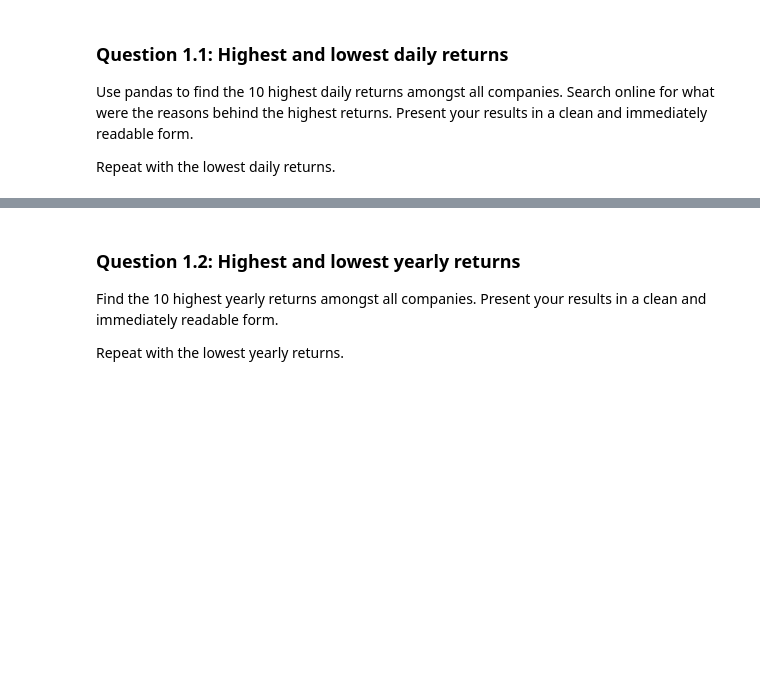
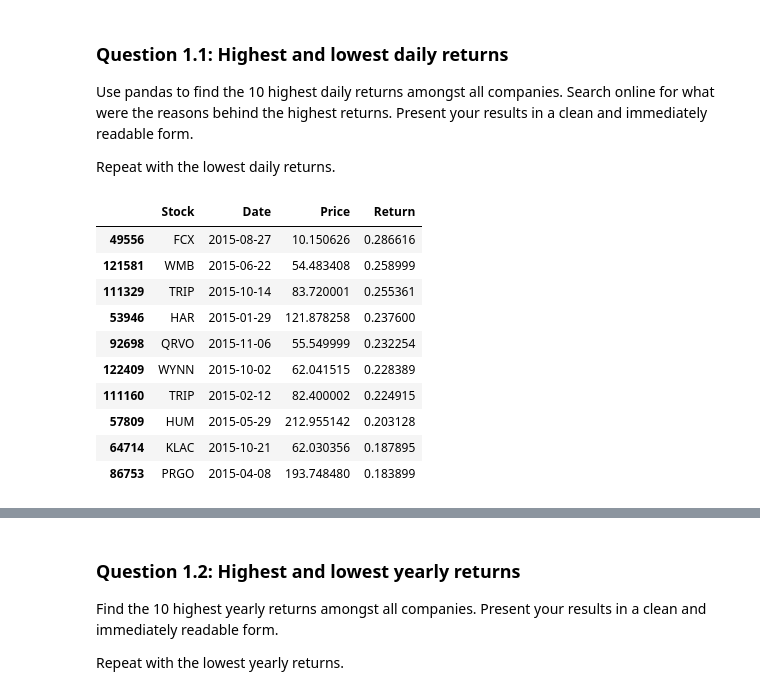
Before and after one commit to Mengsch3/apps-python-hw-03, a Jupyter notebook: hw_03_nb.ipynb, the cells around one changed output, grey strips where cells are left out. Cells and saved outputs as stored; diff of their text form; code cells hidden in the pictures; blank space fills up the shorter version.

```diff
--- a/hw_03_nb.ipynb
+++ b/hw_03_nb.ipynb
@@ -96,0 +99,18 @@ Repeat with the lowest daily returns.
+# %%
+# Your code here
+Top_10_highest_return = data_unstack.sort_values(by='Return', ascending=False).head(10)
+Top_10_lowest_return = data_unstack.sort_values(by='Return', ascending=True).head(10)
+# %%
+Top_10_highest_return
+# %% [output]
+|  | Stock | Date | Price | Return |
+| 49556 | FCX | 2015-08-27 | 10.150626 | 0.286616 |
+| 121581 | WMB | 2015-06-22 | 54.483408 | 0.258999 |
+| 111329 | TRIP | 2015-10-14 | 83.720001 | 0.255361 |
+| 53946 | HAR | 2015-01-29 | 121.878258 | 0.237600 |
+| 92698 | QRVO | 2015-11-06 | 55.549999 | 0.232254 |
+| 122409 | WYNN | 2015-10-02 | 62.041515 | 0.228389 |
+| 111160 | TRIP | 2015-02-12 | 82.400002 | 0.224915 |
+| 57809 | HUM | 2015-05-29 | 212.955142 | 0.203128 |
+| 64714 | KLAC | 2015-10-21 | 62.030356 | 0.187895 |
+| 86753 | PRGO | 2015-04-08 | 193.748480 | 0.183899 |
```
Also changed, not shown: parts of 12 cells of this notebook.
